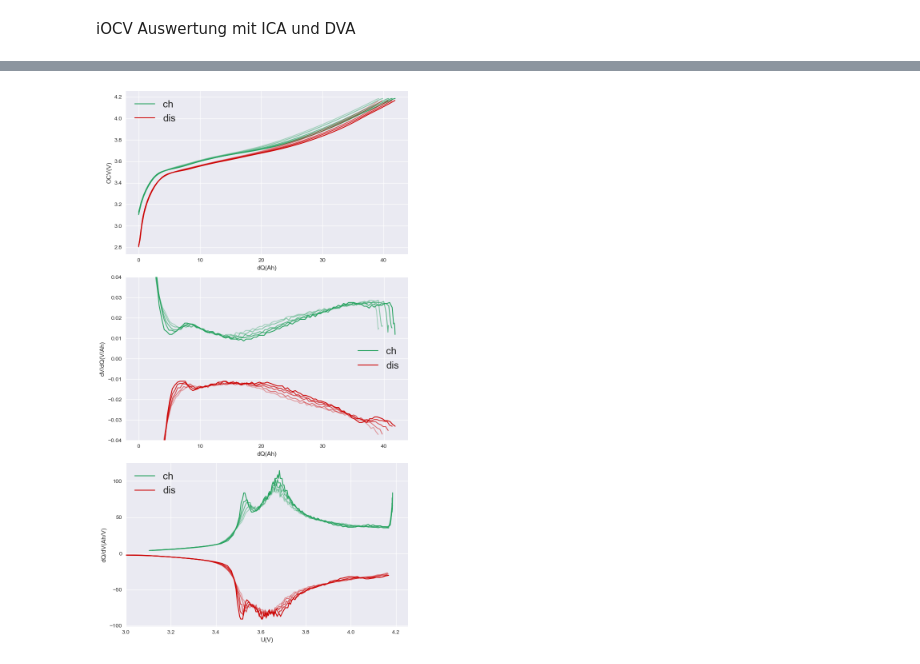
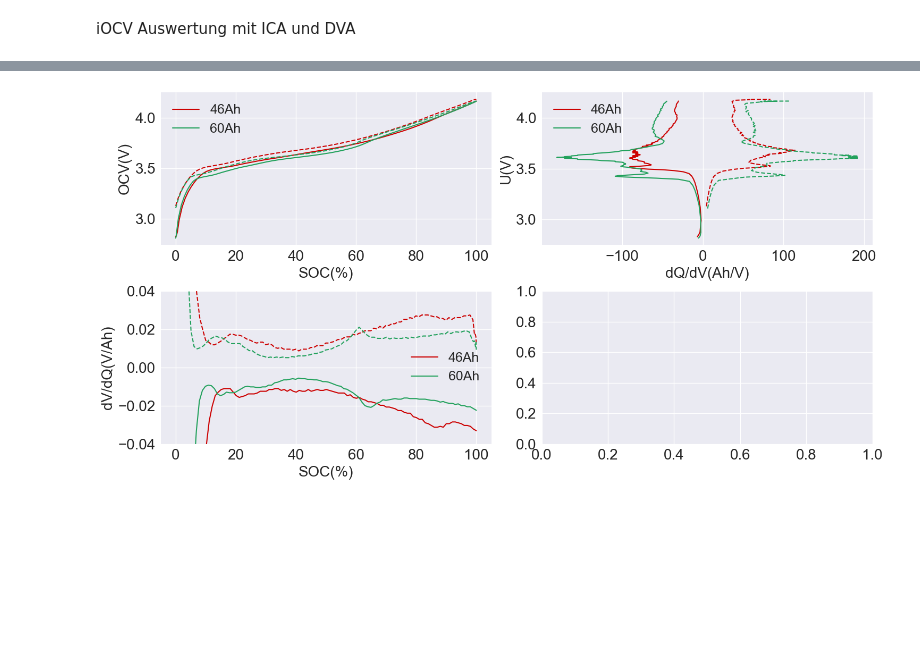
Before and after one commit to dieterduese/Projekt_Entropie, a Jupyter notebook: CheckUp.ipynb, the cells around one changed output, grey strips where cells are left out. Cells and saved outputs as stored; diff of their text form; code cells hidden in the pictures; blank space fills up the shorter version.

```diff
--- a/CheckUp.ipynb
+++ b/CheckUp.ipynb
@@ -319,6 +332,9 @@ plt.rc('lines', linewidth=1.5)
 plt.rc('axes', prop_cycle=default_cycler)
 plt.rcParams["figure.figsize"] = (9,7)
 plt.rcParams["legend.fontsize"] = 18
+plt.rcParams["axes.labelsize"] = 20
+plt.rcParams["xtick.labelsize"] = 20
+plt.rcParams["ytick.labelsize"] = 20
 fontsize = 20
 labelsize=20
 # %% [markdown]
@@ -327,7 +343,8 @@ Struktur: time line U I Ah Ah-Step T1 T2
 # %%
 initpath=r"C:\Users\maxim\Nextcloud\Shared\Austausch_Max\Projekt_Entropie\Age_Pouch"
 dateinamen = os.listdir(initpath)
-dateien= [datei for datei in dateinamen if "_CU" in datei or "Checkup" in datei]
+# dateien= [datei for datei in dateinamen if "_CU" in datei or "Checkup" in datei]
+dateien= [datei for datei in dateinamen if "pre" in datei]
 data=[]
 data_test={}
 for datei in dateien:
@@ -338,5 +355,5 @@ for datei in dateien:
 # %% [markdown]
 Daten anschauen
 # %%
-test=filtplot(data_test["CUB21NMC4606_TA_preCheckup.txt"],16,17,plot=1,col=2)
+test=filtplot(data_test["CUB21NMC4606_TA_preCheckup.txt"],9,10,plot=1,col=4)
 # %% [output]
@@ -637,9 +653,11 @@ for i in data_test.keys():
     ICA[i]["dis"]=ica(OCV[i]["dis"][:,0],OCV[i]["dis"][:,2],OCV[i]["dis"][:,4],step=1)
 
 
+colors = ['#cc0000', '#22a15c']
+f=0
+fig, axes = plt.subplots(2,2, figsize=(15,8))
 for cell in ["4606","6001"]:
 
-    fig, axes = plt.subplots(3, 1, figsize=(8, 15))
     zähler=0
     zelle_tests=[test for test in OCV.keys() if cell in test.lower()]
     zelle_tests=[zelle_tests[-1]]+zelle_tests[:-1]
@@ -647,18 +665,22 @@ for cell in ["4606","6001"]:
 
     for c in zelle_tests:
 
-        anzahl=len(zelle_tests)
-        a=1-zähler/anzahl*0.8
-        label_dis = "dis" if zähler == 0 else None
-        label_ch  = "ch"  if zähler == 0 else None
+
+        if cell=="4606":
+            label_cell="46Ah"
+        elif cell=="6001":
+            label_cell="60Ah"
+        else:
+            print("Fehler bei der Zellenauswahl")
+            break
         ch = OCV[c]["ch"]
         dis = OCV[c]["dis"]
         dQ_ch = ch[:, 4] - min(ch[:, 4])
         dQ_dis = dis[:, 4] - min(dis[:, 4])
 
 
-        axes[0].plot(dQ_ch, ch[:, 2], color='#22a15c',label=label_ch,alpha=a)
-        axes[0].plot(dQ_dis, dis[:, 2], color='#cc0000',label=label_dis,alpha=a)
+        axes[0,0].plot(dQ_ch/dQ_ch[-1]*100, ch[:, 2], color=colors[f],linestyle="--")
+        axes[0,0].plot(dQ_dis/dQ_dis[0]*100, dis[:, 2], color=colors[f],label=label_cell)
 
 
         dva_ch = DVA[c]["ch"]
@@ -668,41 +690,41 @@ for cell in ["4606","6001"]:
         dvaCH_filt = savgol_filter(dva_ch[:, 1],61, 1)
         dvaDIS_filt = savgol_filter(dva_dis[:, 1],61, 1)
 
-        axes[1].plot(dva_ch[:, 2],dva_ch[:, 1], color='#22a15c',label=label_ch,alpha=a)
-        axes[1].plot(dva_dis[:, 2], dva_dis[:, 1],color='#cc0000',label=label_dis,alpha=a)
+        axes[1,0].plot(dva_ch[:, 2]/dva_ch[-1,2]*100,dva_ch[:, 1], color=colors[f],linestyle="--")
+        axes[1,0].plot(dva_dis[:, 2]/dva_dis[0,2]*100, dva_dis[:, 1],color=colors[f],label=label_cell)
 
 
         ica_ch = ICA[c]["ch"]
         ica_dis = ICA[c]["dis"]
         icaCH_filt = savgol_filter(ica_ch[:, 1], 101, 1)
         icaDIS_filt = savgol_filter(ica_dis[:, 1], 101, 1)
-        axes[2].plot(ica_ch[:, 2],ica_ch[:, 1], color='#22a15c',label=label_ch,alpha=a)
-        axes[2].plot(ica_dis[:, 2], ica_dis[:, 1],color='#cc0000',label=label_dis,alpha=a)
+        axes[0,1].plot(ica_ch[:, 1],ica_ch[:, 2], color=colors[f],linestyle="--")
+        axes[0,1].plot( ica_dis[:, 1],ica_dis[:, 2],color=colors[f],label=label_cell)
 
 
-        zähler += 1
+    f+=1
     # fig.title(z)
-    axes[0].set_ylabel('OCV(V)')
-    axes[0].set_xlabel('dQ(Ah)')
-    axes[0].grid(True)
-    axes[0].legend()
-    axes[1].set_ylabel('dV/dQ(V/Ah)')
-    axes[1].set_xlabel('dQ(Ah)')
-    axes[1].set_ylim(-0.04, 0.04)
-    axes[1].grid(True)
-    axes[1].legend()
-    axes[2].set_ylabel('dQ/dV(Ah/V)')
-    axes[2].set_xlabel('U(V)')
-    axes[2].set_xlim(left=3)
-    # axes[2].set_ylim(-1,1)
-    axes[2].grid(True)
-    axes[2].legend()
-    # Passe das Layout der Subplots an
-    plt.tight_layout()
+axes[0,0].set_ylabel('OCV(V)')
+axes[0,0].set_xlabel('SOC(%)')
+axes[0,0].grid(True)
+axes[0,0].legend()
+axes[1,0].set_ylabel('dV/dQ(V/Ah)')
+axes[1,0].set_xlabel('SOC(%)')
+axes[1,0].set_ylim(-0.04, 0.04)
+axes[1,0].grid(True)
+axes[1,0].legend()
+axes[0,1].set_xlabel('dQ/dV(Ah/V)')
+axes[0,1].set_ylabel('U(V)')
+# axes[0,1].set_xlim(left=3)
+# axes[2].set_ylim(-1,1)
+axes[0,1].grid(True)
+axes[0,1].legend()
+# Passe das Layout der Subplots an
+plt.tight_layout()
 
-    # Setzt den Titel oberhalb der Figur
-    plt.subplots_adjust(top=0.93)  # Platz für den Titel schaffen
+# Setzt den Titel oberhalb der Figur
+plt.subplots_adjust(top=0.93)  # Platz für den Titel schaffen
 
-    # Zeige den Plot
-    plt.show()
+# Zeige den Plot
+plt.show()
 # %% [output]
@@ -720 +737 @@ CUB21NMC4606_TA_CUage4.txt [36.7818124717571 36.3937960194187 36.0057794550638 3
-[figure, old version]
+[figure, new version]
```
Also changed, not shown: parts of 11 cells of this notebook, 2 other files.
